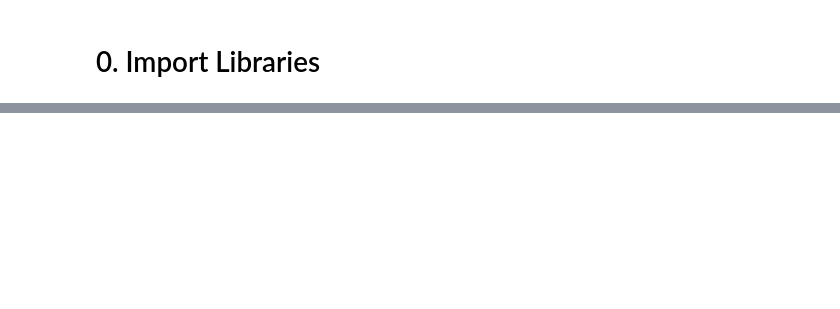
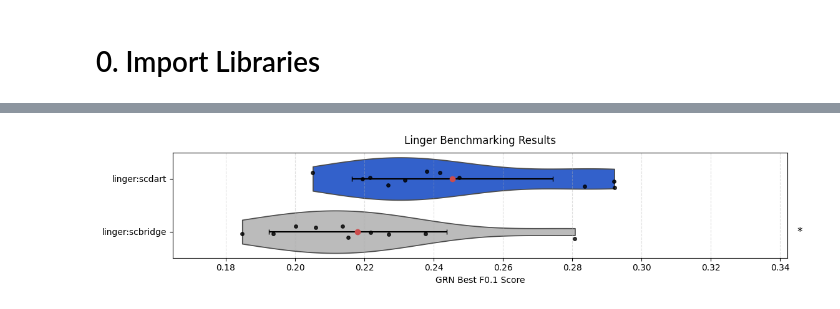
Before and after one commit to Andrew1708/GRN-project, a Jupyter notebook: workflow/notebooks/Benchmarking_Results.ipynb, the cells around one changed output, grey strips where cells are left out. Cells and saved outputs as stored; diff of their text form; code cells hidden in the pictures; blank space fills up the shorter version.

```diff
--- a/workflow/notebooks/Benchmarking_Results.ipynb
+++ b/workflow/notebooks/Benchmarking_Results.ipynb
@@ -12,9 +821,10 @@ import seaborn as sns
 # %%
-# Define directories to take benchmark data
-benchmark_dir = "/data/tmpA/andrem/benchmark"
+grn_tools = ["scenicplus", "celloracle", "linger"]
 
-# Define the list of tools
-grn_tools = ["scenicplus", "celloracle"]
+config_parsers = {
+    "scenicplus": scenicplus_config_parser_pseudo,
+    "celloracle": celloracle_config_parser,
+    "linger": linger_config_parser,
+}
 
-# Define the list of data integration tools
-integration_tools = ["scdart", "scbridge"]
+benchmark_data = load_benchmark_data(grn_tools, benchmark_dir, config_parsers)
@@ -42,0 +869,14 @@ for tool in grn_tools:
+# %%
+config_pairs = {
+    "linger:scdart": ("linger", "scdart"),
+    "linger:scbridge": ("linger", "scbridge"),
+    #"linger:scconfluence": ("linger", "scconfluence"),
+}
+summary = summarize_grn_performance(benchmark_data, config_pairs, metric_columns=["best_fbeta"])
+
+title = "Linger Benchmarking Results"
+xlabel = "GRN Best F0.1 Score"
+ylabel = ""
+plot_grn_violin(summary, title, xlabel, ylabel)
+# %% [output]
+[figure, added]
```
Also changed, not shown: parts of 89 cells of this notebook, 30 other files.
